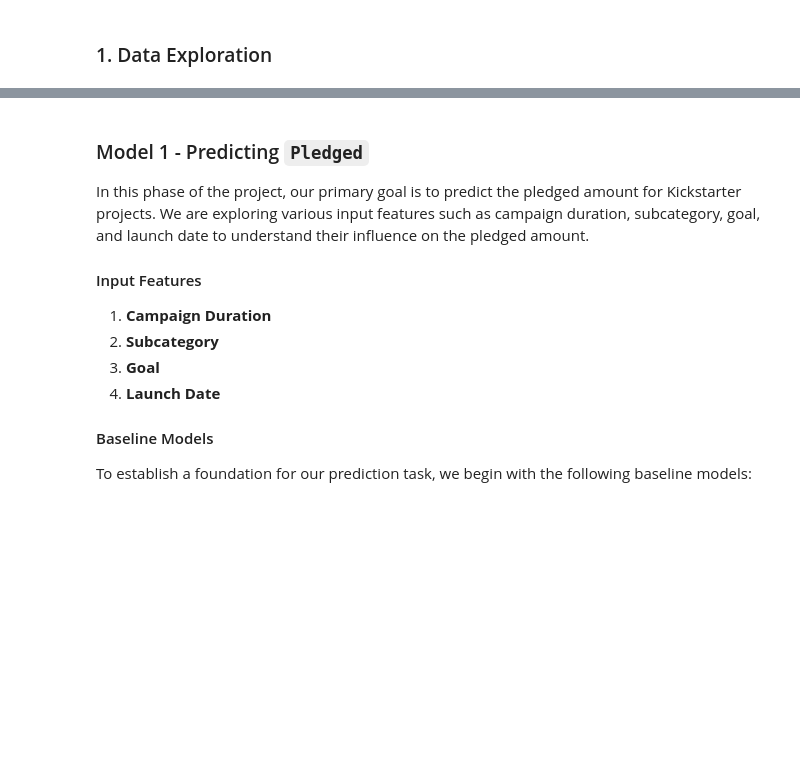
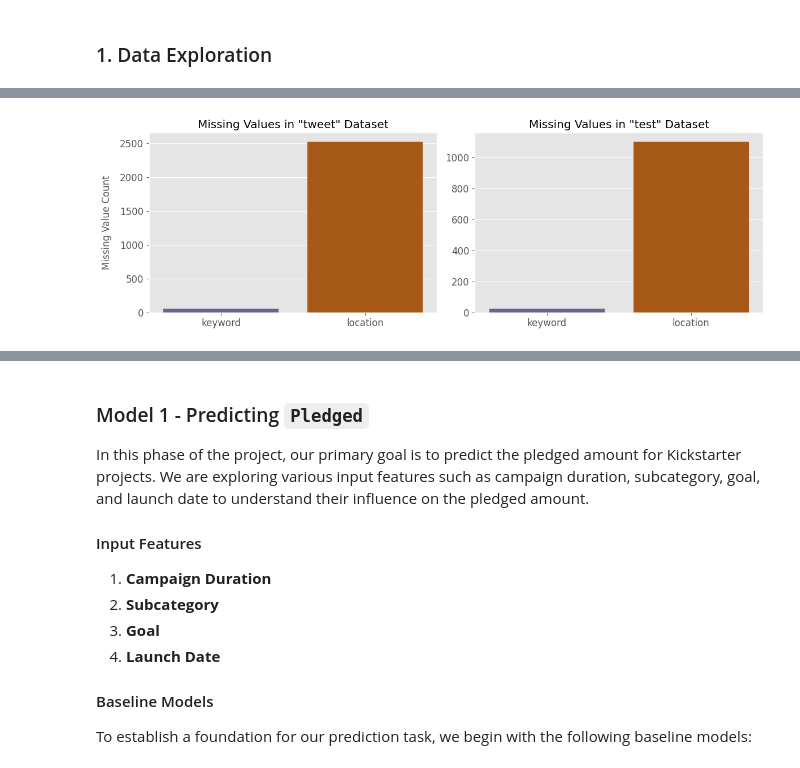
Before and after one commit to sschepanski/data-science-portfolio, a Jupyter notebook: NLP_Tweets/notebooks/EDA.ipynb, the cells around one changed output, grey strips where cells are left out. Cells and saved outputs as stored; diff of their text form; code cells hidden in the pictures; blank space fills up the shorter version.

Commit message:
Added NLP project

```diff
--- a/NLP_Tweets/notebooks/EDA.ipynb
+++ b/NLP_Tweets/notebooks/EDA.ipynb
@@ -80,7 +107,9 @@ from xgboost import XGBClassifier, XGBRegressor
 #### Load the dataset
 # %%
 # import data from CSV after downloading from Kaggle
-# https://www.kaggle.com/datasets/ulrikthygepedersen/kickstarter-projects/
-df = pd.read_csv('../data/kickstarter_projects.csv')
+# https://www.kaggle.com/competitions/nlp-getting-started/overview
+path = ('/Users/stevenschepanski/Documents/Projects/NLP_Tweets/')
+tweet= pd.read_csv(path + 'data/train.csv')
+test=pd.read_csv(path + 'data/test.csv')
 # %% [markdown]
 ### 1. Data Exploration
@@ -86,0 +160,28 @@ df = pd.read_csv('../data/kickstarter_projects.csv')
+# %%
+# Custom colours
+violet = (108/255, 84/255, 158/255)  # RGB(108, 84, 158)
+dark_orange = (191/255, 87/255, 0/255)  # RGB(191, 87, 0)
+
+# Create subplots
+fig, axes = plt.subplots(ncols=2, figsize=(12, 4), dpi=100)
+
+# Plot for "tweet" dataset
+sns.barplot(x=['keyword', 'location'], y=tweet[['keyword', 'location']].isnull().sum().values, ax=axes[0],
+            palette={'keyword': violet, 'location': dark_orange})
+axes[0].set_title('Missing Values in "tweet" Dataset')
+
+# Plot for "test" dataset
+sns.barplot(x=['keyword', 'location'], y=test[['keyword', 'location']].isnull().sum().values, ax=axes[1],
+            palette={'keyword': violet, 'location': dark_orange})
+axes[1].set_title('Missing Values in "test" Dataset')
+
+# Adjust labels and show the plot
+axes[0].set_ylabel('Missing Value Count', size=12, labelpad=10)
+for ax in axes:
+    ax.tick_params(axis='x', labelsize=12)
+    ax.tick_params(axis='y', labelsize=12)
+
+plt.tight_layout()
+plt.show()
+# %% [output]
+[figure, added]
```
Also changed, not shown: parts of 112 cells of this notebook, 7 other files.
